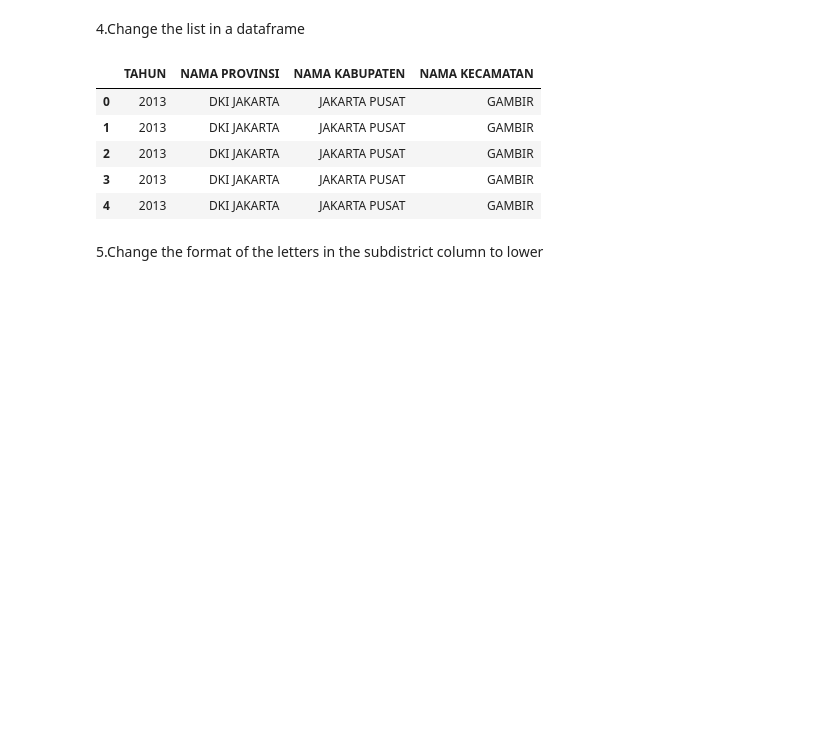
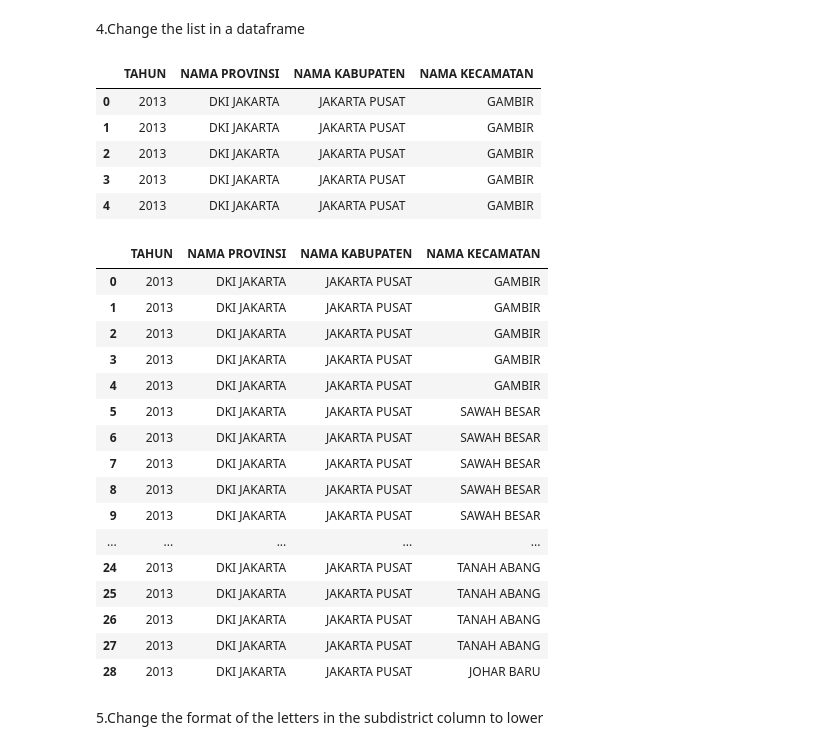
Before and after one commit to rahmaldrs/CAP, a Jupyter notebook: python/day3.ipynb, the cells around one changed output. Drawn from its saved outputs; the diff is of its cells as text; code cells hidden in the pictures; blank space fills up the shorter version.

```diff
--- a/python/day3.ipynb
+++ b/python/day3.ipynb
@@ -433,0 +423,6 @@ kecamatan ['GAMBIR', 'GAMBIR', 'GAMBIR', 'GAMBIR', 'GAMBIR', 'SAWAH BESAR', 'SAW
+# %%
+with open ('dki_jakarta - dki_jakarta.csv',newline='') as lst:
+    reader =csv.reader(lst)
+    list_dki=list(reader)
+
+list_dki
@@ -458,6 +484,29 @@ df.head(5)
 | 2 | 2013 | DKI JAKARTA | JAKARTA PUSAT | GAMBIR |
 | 3 | 2013 | DKI JAKARTA | JAKARTA PUSAT | GAMBIR |
 | 4 | 2013 | DKI JAKARTA | JAKARTA PUSAT | GAMBIR |
+# %%
+data_list=pd.DataFrame(list_dki)
+data_list.drop(labels=0, axis=0)
+df2 = data.rename({'0': 'TAHUN', '1': 'NAMA PROVINSI','2': 'NAMA KABUPATEN','3':'NAMA KECAMATAN'}, axis=1)
+df2
+# %% [output]
+|  | TAHUN | NAMA PROVINSI | NAMA KABUPATEN | NAMA KECAMATAN |
+| 0 | 2013 | DKI JAKARTA | JAKARTA PUSAT | GAMBIR |
+| 1 | 2013 | DKI JAKARTA | JAKARTA PUSAT | GAMBIR |
+| 2 | 2013 | DKI JAKARTA | JAKARTA PUSAT | GAMBIR |
+| 3 | 2013 | DKI JAKARTA | JAKARTA PUSAT | GAMBIR |
+| 4 | 2013 | DKI JAKARTA | JAKARTA PUSAT | GAMBIR |
+| 5 | 2013 | DKI JAKARTA | JAKARTA PUSAT | SAWAH BESAR |
+| 6 | 2013 | DKI JAKARTA | JAKARTA PUSAT | SAWAH BESAR |
+| 7 | 2013 | DKI JAKARTA | JAKARTA PUSAT | SAWAH BESAR |
+| 8 | 2013 | DKI JAKARTA | JAKARTA PUSAT | SAWAH BESAR |
+| 9 | 2013 | DKI JAKARTA | JAKARTA PUSAT | SAWAH BESAR |
+| ... | ... | ... | ... | ... |
+| 24 | 2013 | DKI JAKARTA | JAKARTA PUSAT | TANAH ABANG |
+| 25 | 2013 | DKI JAKARTA | JAKARTA PUSAT | TANAH ABANG |
+| 26 | 2013 | DKI JAKARTA | JAKARTA PUSAT | TANAH ABANG |
+| 27 | 2013 | DKI JAKARTA | JAKARTA PUSAT | TANAH ABANG |
+| 28 | 2013 | DKI JAKARTA | JAKARTA PUSAT | JOHAR BARU |
 # %% [markdown]
 5.Change the format of the letters in the subdistrict column to lower
 # %%
```
Also changed, not shown: parts of 9 cells of this notebook.
